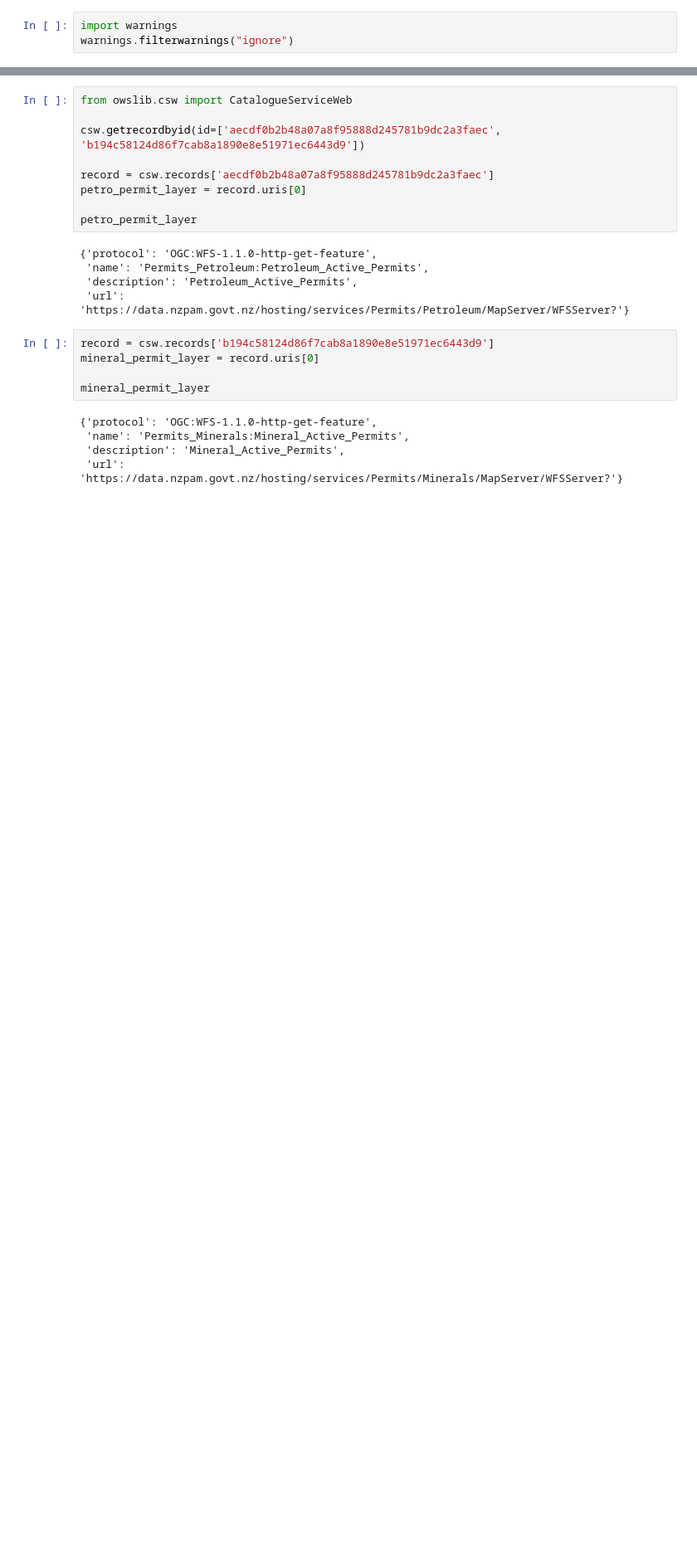
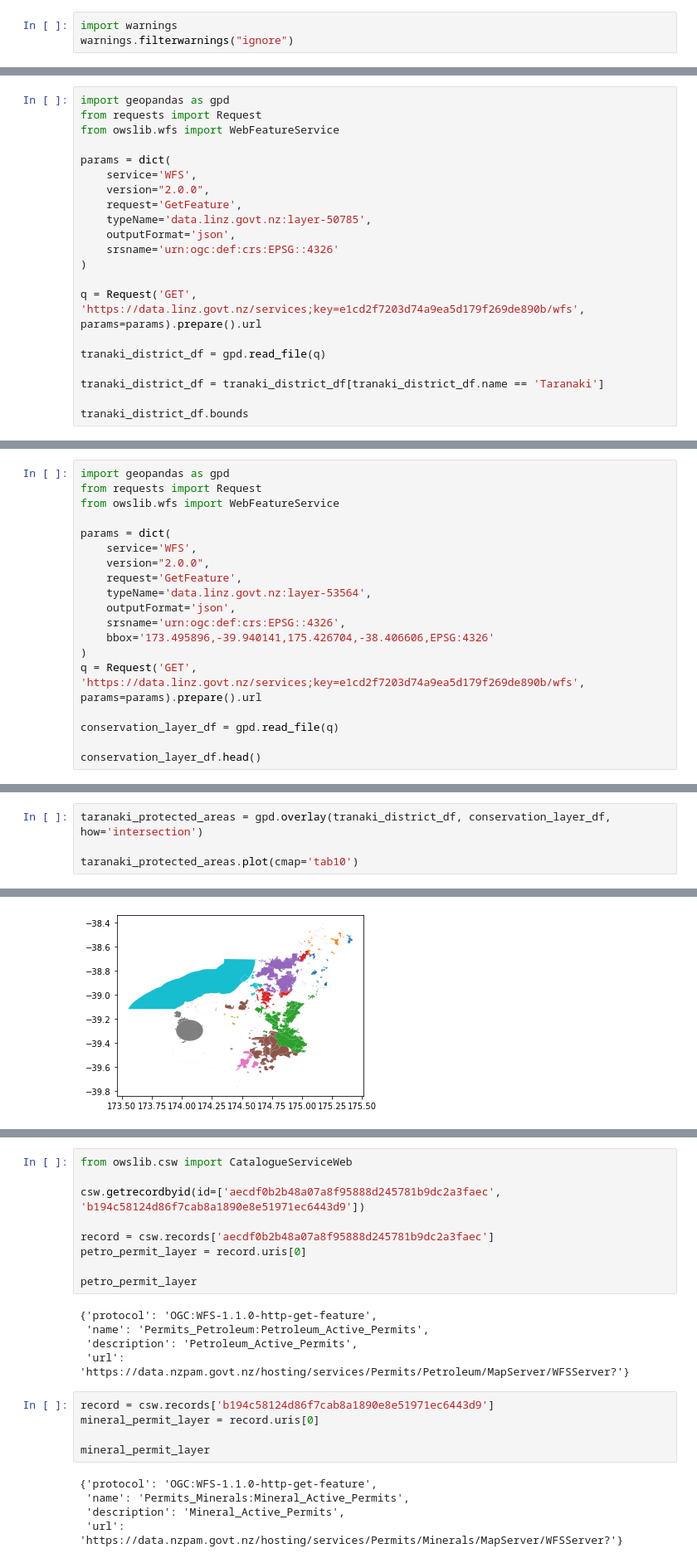
Before and after one commit to VenkataramananSelvaraju/Jupyter-Notebooks, a Jupyter notebook: Use Case/Use Case 3.ipynb, the cells around one changed output, grey strips where cells are left out. Shown at 83% size. Saved outputs shown, nothing was run; the diff lists cells and outputs as text; blank space fills up the shorter version.

```diff
--- a/Use Case/Use Case 3.ipynb
+++ b/Use Case/Use Case 3.ipynb
@@ -3,0 +12,21 @@ warnings.filterwarnings("ignore")
+# %%
+import geopandas as gpd
+from requests import Request
+from owslib.wfs import WebFeatureService
+
+params = dict(
+    service='WFS',
+    version="2.0.0",
+    request='GetFeature',
+    typeName='data.linz.govt.nz:layer-50785',
+    outputFormat='json',
+    srsname='urn:ogc:def:crs:EPSG::4326'
+)
+
+q = Request('GET', 'https://data.linz.govt.nz/services;key=e1cd2f7203d74a9ea5d179f269de890b/wfs', params=params).prepare().url
+
+tranaki_district_df = gpd.read_file(q)
+
+tranaki_district_df = tranaki_district_df[tranaki_district_df.name == 'Taranaki']
+
+tranaki_district_df.bounds
@@ -3,0 +55,19 @@ warnings.filterwarnings("ignore")
+# %%
+import geopandas as gpd
+from requests import Request
+from owslib.wfs import WebFeatureService
+
+params = dict(
+    service='WFS',
+    version="2.0.0",
+    request='GetFeature',
+    typeName='data.linz.govt.nz:layer-53564',
+    outputFormat='json',
+    srsname='urn:ogc:def:crs:EPSG::4326',
+    bbox='173.495896,-39.940141,175.426704,-38.406606,EPSG:4326'
+)
+q = Request('GET', 'https://data.linz.govt.nz/services;key=e1cd2f7203d74a9ea5d179f269de890b/wfs', params=params).prepare().url
+
+conservation_layer_df = gpd.read_file(q)
+
+conservation_layer_df.head()
@@ -3,0 +81,5 @@ warnings.filterwarnings("ignore")
+# %%
+taranaki_protected_areas = gpd.overlay(tranaki_district_df, conservation_layer_df, how='intersection')
+
+taranaki_protected_areas.plot(cmap='tab10')
+# %% [output]
@@ -3,0 +87 @@ warnings.filterwarnings("ignore")
+[figure, added]
```
Also changed, not shown: parts of 29 cells of this notebook.
